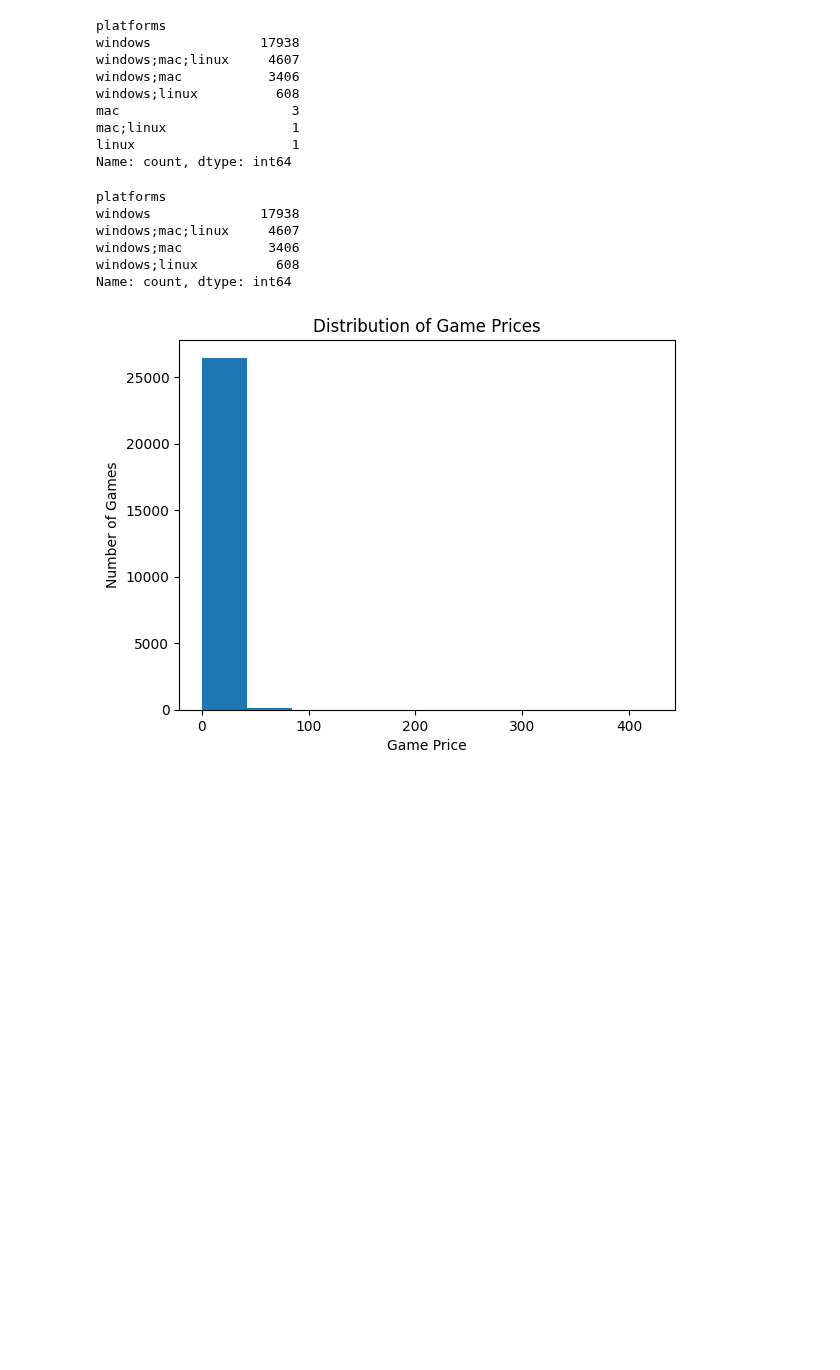
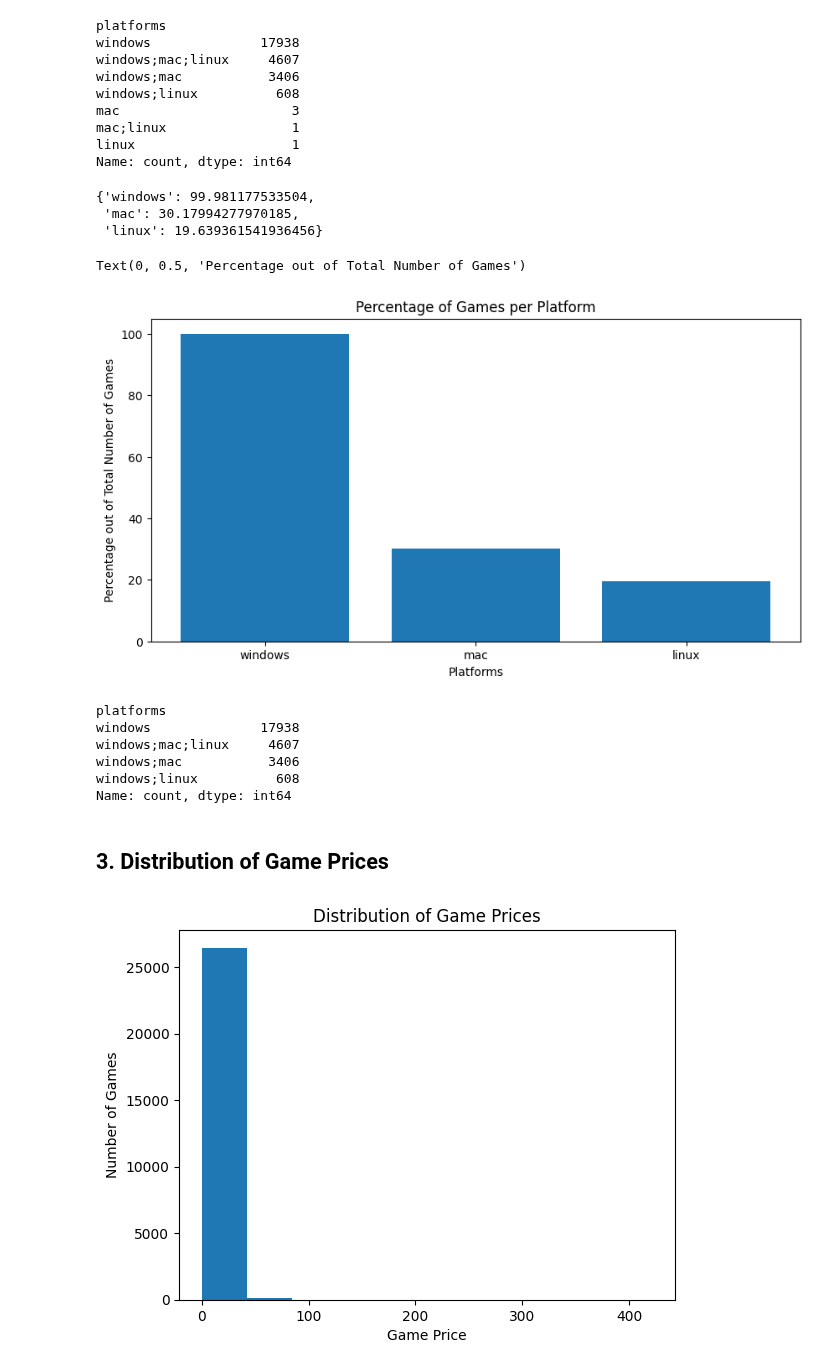
Before and after one commit to SangyunT/steam_game_sales, a Jupyter notebook: index.ipynb, the cells around one changed output. Drawn from its saved outputs; the diff is of its cells as text; code cells hidden in the pictures; blank space fills up the shorter version.

```diff
--- a/index.ipynb
+++ b/index.ipynb
@@ -95,6 +95,27 @@ mac                      3
 mac;linux                1
 linux                    1
 Name: count, dtype: int64
+# %%
+platform_labels = ['windows', 'mac', 'linux']
+
+platform_counts = {}
+for platform in platform_labels:
+    platform_counts[platform] = len(games.loc[games['platforms'].str.contains(platform)])/len(games)*100
+
+platform_counts
+# %% [output]
+{'windows': 99.981177533504,
+ 'mac': 30.17994277970185,
+ 'linux': 19.639361541936456}
+# %%
+fig, ax = plt.subplots(figsize=(10,5))
+ax.bar(platform_labels, list(platform_counts.values()))
+ax.set_title('Percentage of Games per Platform')
+ax.set_xlabel('Platforms')
+ax.set_ylabel('Percentage out of Total Number of Games')
+# %% [output]
+Text(0, 0.5, 'Percentage out of Total Number of Games')
+[figure, added]
 # %%
 # Filtering 2: platforms containing windows
 games = games[games['platforms'].str.contains('windows')]
@@ -106,6 +127,8 @@ windows;mac;linux     4607
 windows;mac           3406
 windows;linux          608
 Name: count, dtype: int64
+# %% [markdown]
+## 3. Distribution of Game Prices
 # %%
 plt.hist(games['price'])
 plt.title('Distribution of Game Prices')
```
Also changed, not shown: parts of 13 cells of this notebook.
